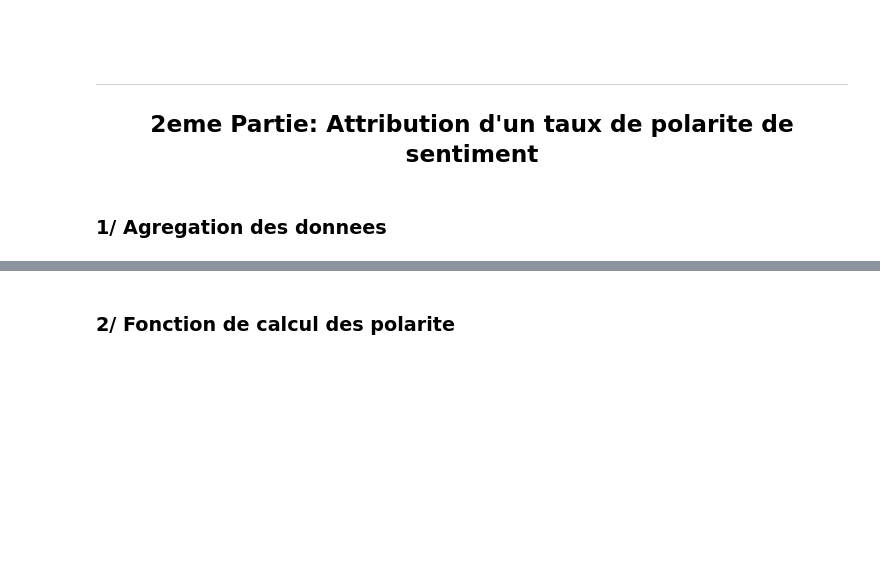
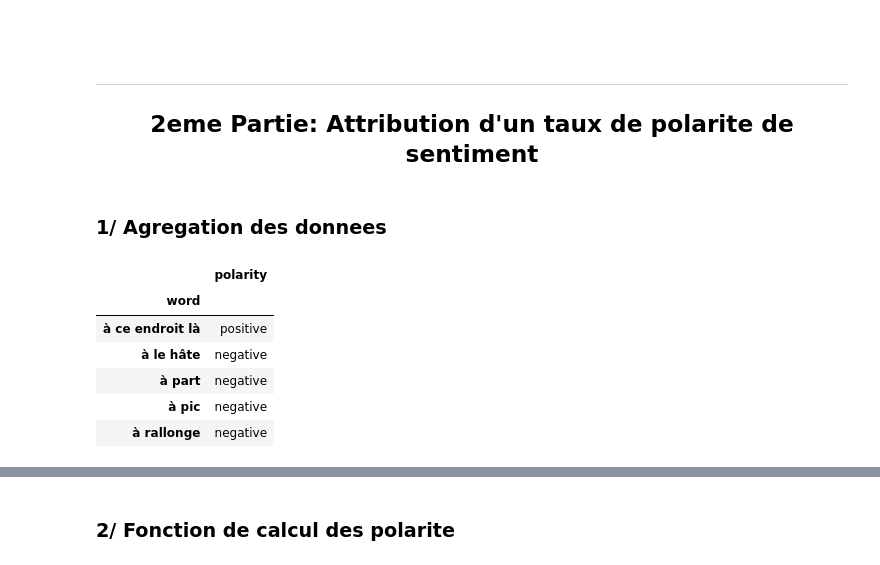
Before and after one commit to melodyrous/TALN-Project-, a Jupyter notebook: NLP_-_Projet_A.ipynb, the cells around one changed output, grey strips where cells are left out. Cells and saved outputs as stored; diff of their text form; code cells hidden in the pictures; blank space fills up the shorter version.

```diff
--- a/NLP_-_Projet_A.ipynb
+++ b/NLP_-_Projet_A.ipynb
@@ -222,0 +253,14 @@ pol = pd.read_csv("./mots.csv", sep=",", encoding = "ISO-8859-1", error_bad_line
+# %%
+# Import du fichier Feel.csv
+fe = pd.read_csv('./nlp_fr/FEEL.csv', sep=';', encoding='utf-8')
+fe.set_index('word', inplace=True)
+fe = fe[['polarity']]
+fe.head(5)
+# %% [output]
+|  | polarity |
+| word |  |
+| à ce endroit là | positive |
+| à le hâte | negative |
+| à part | negative |
+| à pic | negative |
+| à rallonge | negative |
```
Also changed, not shown: parts of 31 cells of this notebook.
